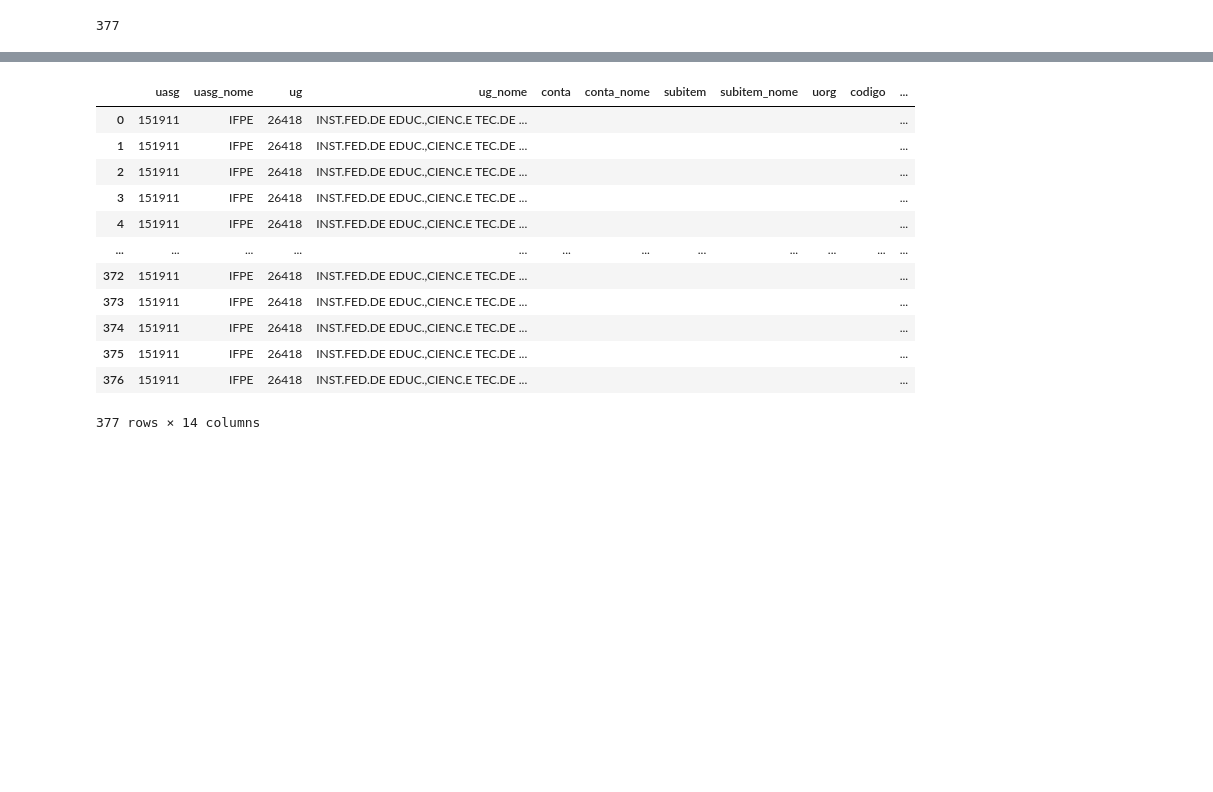
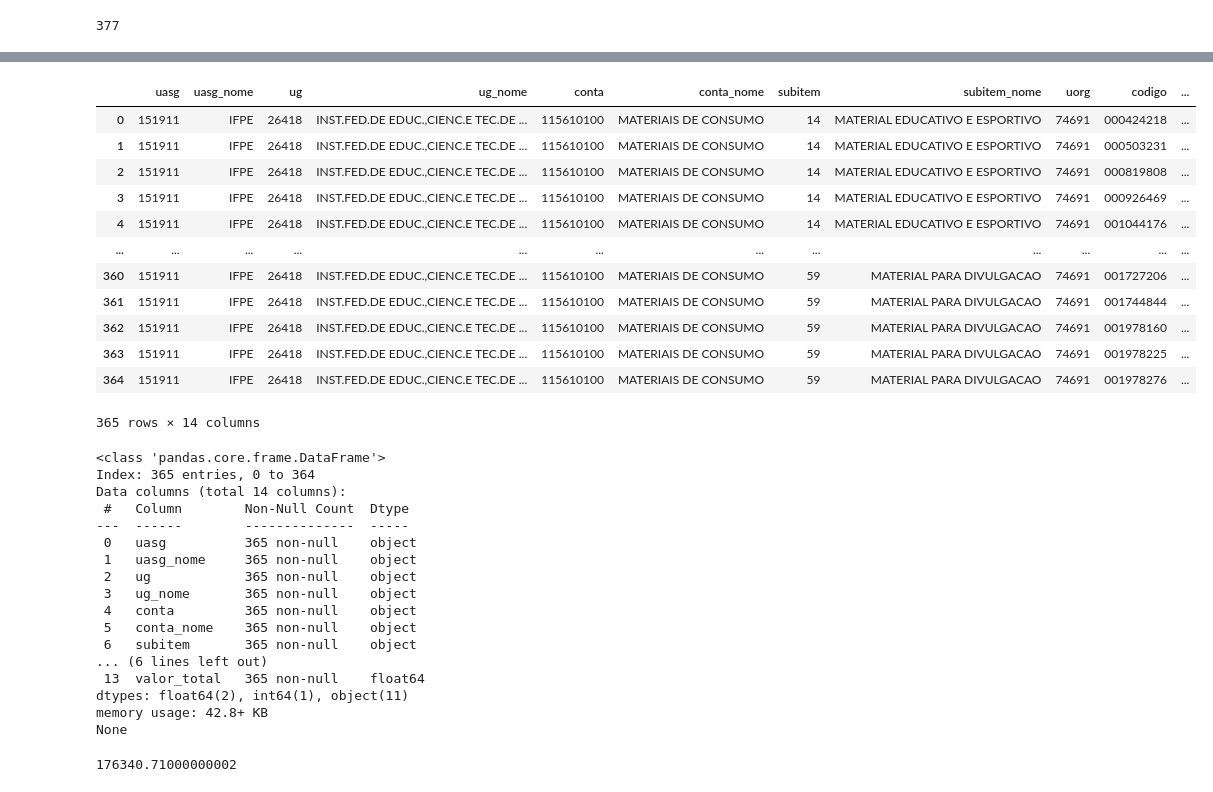
Before and after one commit to ricardoseminsta/siads_report_data, a Jupyter notebook: siads_csv.ipynb, the cells around one changed output, grey strips where cells are left out. Cells and saved outputs as stored; diff of their text form; code cells hidden in the pictures; blank space fills up the shorter version.

```diff
--- a/siads_csv.ipynb
+++ b/siads_csv.ipynb
@@ -1,6 +1,6 @@
 # %%
 import pandas as pd
-pd.set_option('max_colwidth', 100)
+# pd.set_option('max_colwidth', 500)
 
 siads_csv = pd.read_csv('2024-10-17-SIADS_RelatorioInventario.csv', on_bad_lines='skip', encoding='utf-8')
 
@@ -10,7 +10,7 @@ uasg_nome = ''
 ug = ''
 ug_nome = ''
 ourg = ''
-
+siads_csv.to_clipboard(index=False)
 # Remover valores NaN da coluna 'Unnamed: 0' antes de aplicar .str.contains()
 ug_info = siads_csv[siads_csv['MATERIAL:'].notna()]
 ug_info = ug_info['26418 - INST.FED.DE EDUC.,CIENC.E TEC.DE PERNAMBUCO']
@@ -31,11 +31,12 @@ ug = ug[0].strip()
 
 # Aplicar o filtro somente nas linhas que contém '-'
 siads_csv = siads_csv[['Unnamed: 0', 'Unnamed: 12', 'Unnamed: 14']]
+
 siads_csv = siads_csv[siads_csv['Unnamed: 0'].notna()]
 siads_csv = siads_csv[siads_csv['Unnamed: 0'].str.contains('-')]
 siads_csv = siads_csv.drop_duplicates()
 # print(siads_csv['MATERIAL:'].str.contains('-'))
-siads_csv.to_clipboard(index=False)
+
 display(siads_csv)
 print(len(siads_csv))
 # %% [output]
@@ -68,9 +69,24 @@ new_row = {
     'uorg':'',
     'codigo':'',
     'descricao':'',
-    'qtd':'',
-    'valor':'',
-    'valor_total':''
+    'qtd':0,
+    'valor':0.0,
+    'valor_total': 0.0
 }
 
-display(siads_df)
+# display(siads_df) 223 218 135
+# content = str(siads_csv.iloc[32])
+# print(content)
+# content = content.split('-')
+# content = content[-1].strip().split('\n')
+
+# qqtd = content[0].split()
+# qqtd = qqtd[-1]
+
+# vlerr = content[1].split()
+# vlerr = vlerr[-1]
+
+# print('tamanho content', len(content))
+# print(content)
+# print('qtd', qqtd)
+# print('valor', vlerr)
@@ -101,16 +188,42 @@ Name: 11, dtype: object
 # %%
 display(siads_df)
+name = 'cafi'
+print(siads_df.info())
+# siads_df.to_clipboard(index=False)
+siads_df.to_excel(f'{name}_siads_inventario.xlsx', index=False)
 # %% [output]
 |  | uasg | uasg_nome | ug | ug_nome | conta | conta_nome | subitem | subitem_nome | uorg | codigo | ... |
-| 0 | 151911 | IFPE | 26418 | INST.FED.DE EDUC.,CIENC.E TEC.DE ... |  |  |  |  |  |  | ... |
-| 1 | 151911 | IFPE | 26418 | INST.FED.DE EDUC.,CIENC.E TEC.DE ... |  |  |  |  |  |  | ... |
-| 2 | 151911 | IFPE | 26418 | INST.FED.DE EDUC.,CIENC.E TEC.DE ... |  |  |  |  |  |  | ... |
-| 3 | 151911 | IFPE | 26418 | INST.FED.DE EDUC.,CIENC.E TEC.DE ... |  |  |  |  |  |  | ... |
-| 4 | 151911 | IFPE | 26418 | INST.FED.DE EDUC.,CIENC.E TEC.DE ... |  |  |  |  |  |  | ... |
+| 0 | 151911 | IFPE | 26418 | INST.FED.DE EDUC.,CIENC.E TEC.DE ... | 115610100 | MATERIAIS DE CONSUMO | 14 | MATERIAL EDUCATIVO E ESPORTIVO | 74691 | 000424218 | ... |
+| 1 | 151911 | IFPE | 26418 | INST.FED.DE EDUC.,CIENC.E TEC.DE ... | 115610100 | MATERIAIS DE CONSUMO | 14 | MATERIAL EDUCATIVO E ESPORTIVO | 74691 | 000503231 | ... |
+| 2 | 151911 | IFPE | 26418 | INST.FED.DE EDUC.,CIENC.E TEC.DE ... | 115610100 | MATERIAIS DE CONSUMO | 14 | MATERIAL EDUCATIVO E ESPORTIVO | 74691 | 000819808 | ... |
+| 3 | 151911 | IFPE | 26418 | INST.FED.DE EDUC.,CIENC.E TEC.DE ... | 115610100 | MATERIAIS DE CONSUMO | 14 | MATERIAL EDUCATIVO E ESPORTIVO | 74691 | 000926469 | ... |
+| 4 | 151911 | IFPE | 26418 | INST.FED.DE EDUC.,CIENC.E TEC.DE ... | 115610100 | MATERIAIS DE CONSUMO | 14 | MATERIAL EDUCATIVO E ESPORTIVO | 74691 | 001044176 | ... |
 | ... | ... | ... | ... | ... | ... | ... | ... | ... | ... | ... | ... |
-| 372 | 151911 | IFPE | 26418 | INST.FED.DE EDUC.,CIENC.E TEC.DE ... |  |  |  |  |  |  | ... |
-| 373 | 151911 | IFPE | 26418 | INST.FED.DE EDUC.,CIENC.E TEC.DE ... |  |  |  |  |  |  | ... |
-| 374 | 151911 | IFPE | 26418 | INST.FED.DE EDUC.,CIENC.E TEC.DE ... |  |  |  |  |  |  | ... |
-| 375 | 151911 | IFPE | 26418 | INST.FED.DE EDUC.,CIENC.E TEC.DE ... |  |  |  |  |  |  | ... |
-| 376 | 151911 | IFPE | 26418 | INST.FED.DE EDUC.,CIENC.E TEC.DE ... |  |  |  |  |  |  | ... |
+| 360 | 151911 | IFPE | 26418 | INST.FED.DE EDUC.,CIENC.E TEC.DE ... | 115610100 | MATERIAIS DE CONSUMO | 59 | MATERIAL PARA DIVULGACAO | 74691 | 001727206 | ... |
+| 361 | 151911 | IFPE | 26418 | INST.FED.DE EDUC.,CIENC.E TEC.DE ... | 115610100 | MATERIAIS DE CONSUMO | 59 | MATERIAL PARA DIVULGACAO | 74691 | 001744844 | ... |
+| 362 | 151911 | IFPE | 26418 | INST.FED.DE EDUC.,CIENC.E TEC.DE ... | 115610100 | MATERIAIS DE CONSUMO | 59 | MATERIAL PARA DIVULGACAO | 74691 | 001978160 | ... |
+| 363 | 151911 | IFPE | 26418 | INST.FED.DE EDUC.,CIENC.E TEC.DE ... | 115610100 | MATERIAIS DE CONSUMO | 59 | MATERIAL PARA DIVULGACAO | 74691 | 001978225 | ... |
+| 364 | 151911 | IFPE | 26418 | INST.FED.DE EDUC.,CIENC.E TEC.DE ... | 115610100 | MATERIAIS DE CONSUMO | 59 | MATERIAL PARA DIVULGACAO | 74691 | 001978276 | ... |
-377 rows × 14 columns
+365 rows × 14 columns
+<class 'pandas.core.frame.DataFrame'>
+Index: 365 entries, 0 to 364
+Data columns (total 14 columns):
+ #   Column        Non-Null Count  Dtype
+---  ------        --------------  -----
+ 0   uasg          365 non-null    object
+ 1   uasg_nome     365 non-null    object
+ 2   ug            365 non-null    object
+ 3   ug_nome       365 non-null    object
+ 4   conta         365 non-null    object
+ 5   conta_nome    365 non-null    object
+ 6   subitem       365 non-null    object
+... (6 lines left out)
+ 13  valor_total   365 non-null    float64
+dtypes: float64(2), int64(1), object(11)
+memory usage: 42.8+ KB
+None
+# %%
+totalizacao = siads_df['valor_total'].sum()
+print(totalizacao)
+# %% [output]
+176340.71000000002
```
Also changed, not shown: parts of 3 cells of this notebook, 6 other files.
